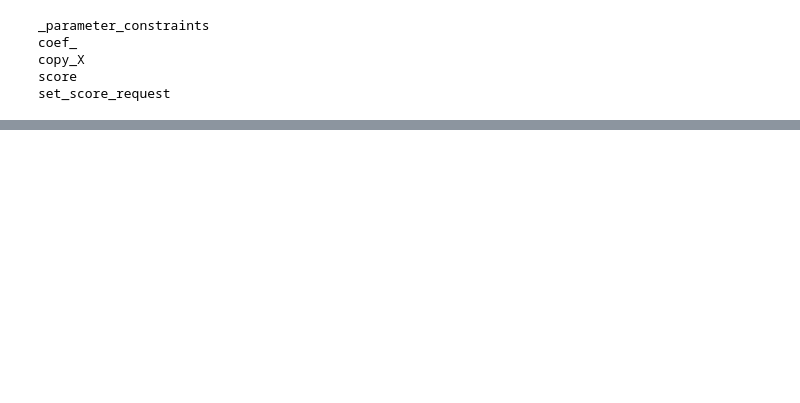
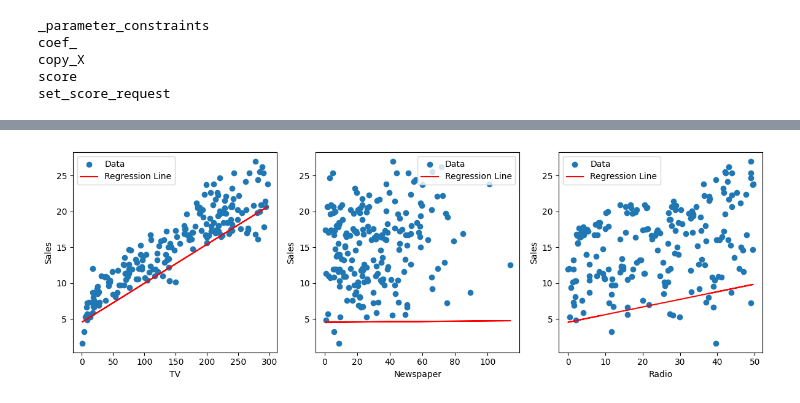
Before and after one commit to MahiAjay/Data_Visual, a Jupyter notebook: linear regression/linear.ipynb, the cells around one changed output, grey strips where cells are left out. Saved outputs shown, nothing was run; the diff lists cells and outputs as text; code cells hidden in the pictures; blank space fills up the shorter version.

```diff
--- a/linear regression/linear.ipynb
+++ b/linear regression/linear.ipynb
@@ -143,0 +144,20 @@ plt.show()
+# %%
+# Get the coefficients and intercept from the trained model
+coefficients = trained_model.coef_
+intercept = trained_model.intercept_
+# %%
+
+# Plot individual feature vs. Sales
+plt.figure(figsize=(12, 4))
+
+for i, feature_name in enumerate(features.columns):
+    plt.subplot(1, 3, i + 1)
+    plt.scatter(features[feature_name], labels, label='Data')
+    plt.plot(features[feature_name], coefficients[i] * features[feature_name] + intercept, color='red', label='Regression Line')
+    plt.xlabel(feature_name)
+    plt.ylabel('Sales')
+    plt.legend()
+    plt.tight_layout()
+plt.show()
+# %% [output]
+[figure, added]
```
Also changed, not shown: parts of 5 cells of this notebook, 1 other file.
